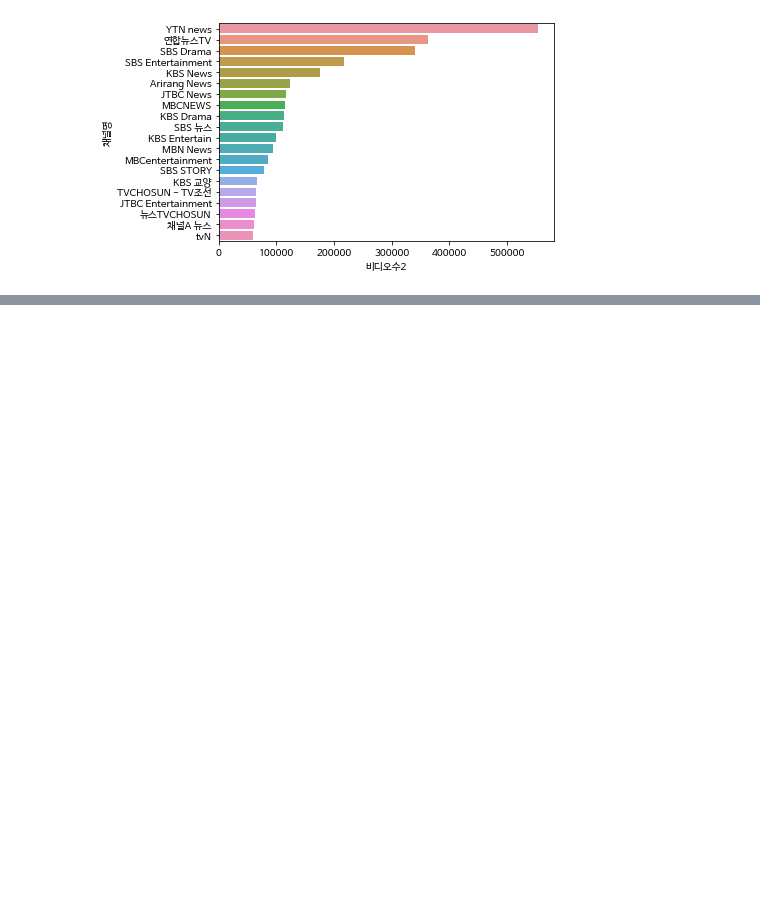
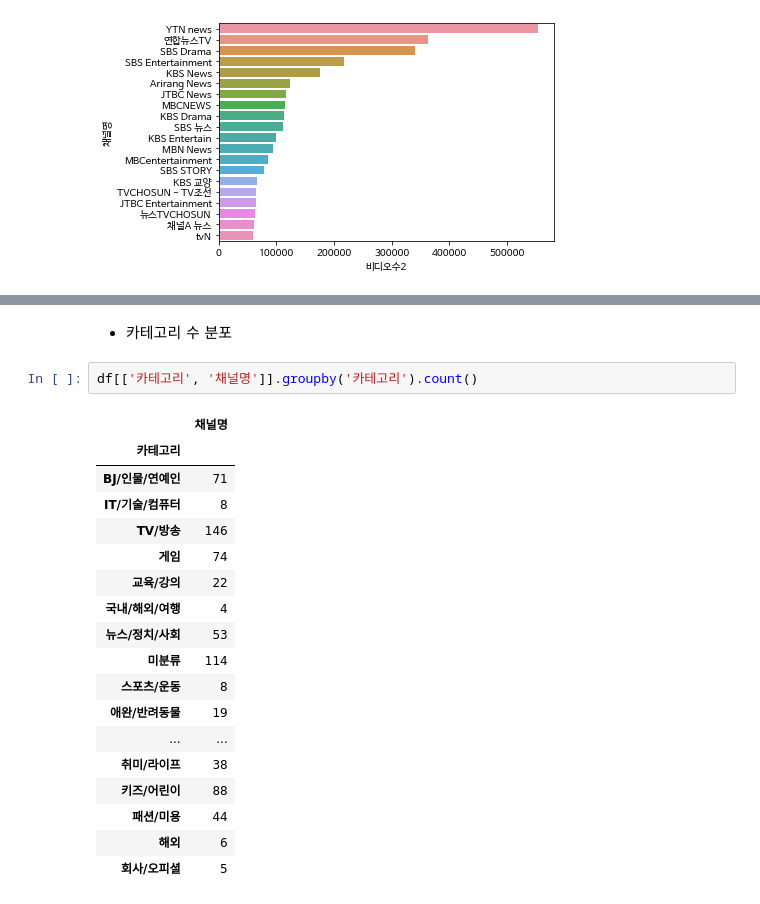
Before and after one commit to rubinkim/DataAnalysis, a Jupyter notebook: 05.Crawling/Web/07_유튜브랭킹_시각화.ipynb, the cells around one changed output, grey strips where cells are left out. Drawn from its saved outputs; the diff is of its cells as text; blank space fills up the shorter version.

```diff
--- a/05.Crawling/Web/07_유튜브랭킹_시각화.ipynb
+++ b/05.Crawling/Web/07_유튜브랭킹_시각화.ipynb
@@ -90,0 +99,23 @@ plt.show()
+# %% [markdown]
+- 카테고리 수 분포
+# %%
+df[['카테고리', '채널명']].groupby('카테고리').count()
+# %% [output]
+|  | 채널명 |
+| 카테고리 |  |
+| BJ/인물/연예인 | 71 |
+| IT/기술/컴퓨터 | 8 |
+| TV/방송 | 146 |
+| 게임 | 74 |
+| 교육/강의 | 22 |
+| 국내/해외/여행 | 4 |
+| 뉴스/정치/사회 | 53 |
+| 미분류 | 114 |
+| 스포츠/운동 | 8 |
+| 애완/반려동물 | 19 |
+| ... | ... |
+| 취미/라이프 | 38 |
+| 키즈/어린이 | 88 |
+| 패션/미용 | 44 |
+| 해외 | 6 |
+| 회사/오피셜 | 5 |
```
Also changed, not shown: parts of 8 cells of this notebook.
